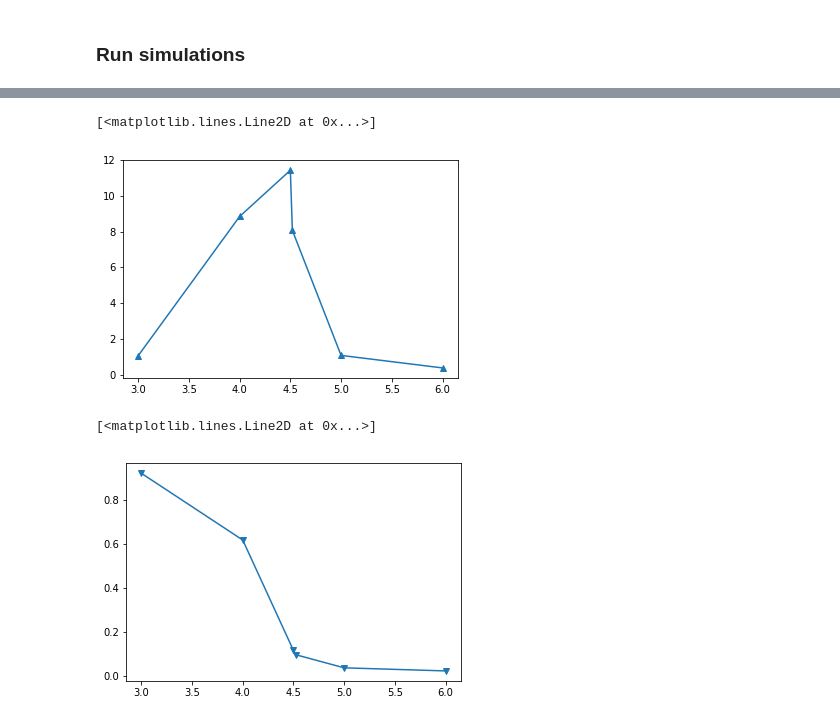
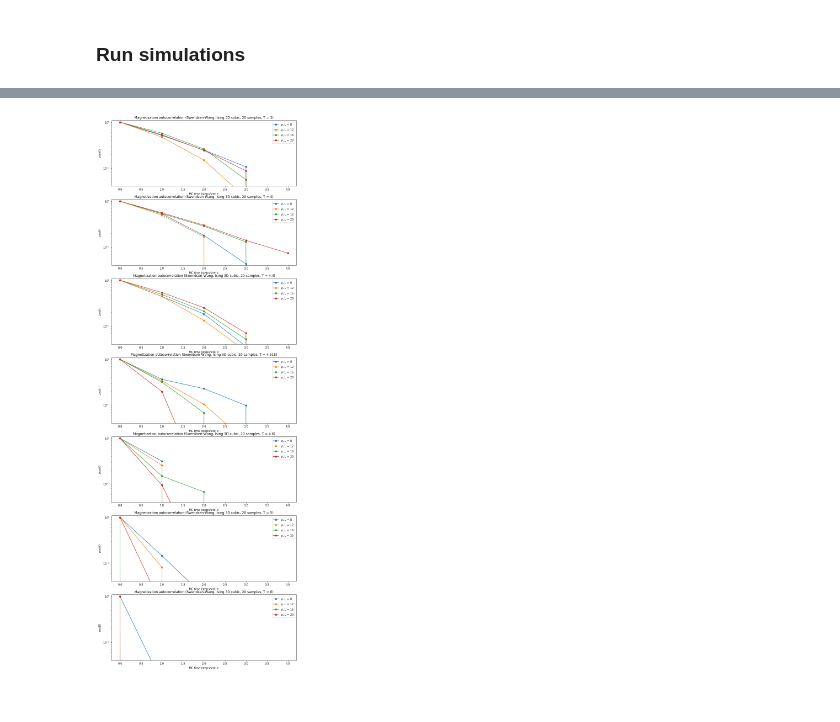
Before and after one commit to BeatHubmann/19F-CSP, a Jupyter notebook: ex04/exercise4.ipynb, the cells around one changed output, grey strips where cells are left out. Cells and saved outputs as stored; diff of their text form; code cells hidden in the pictures.

```diff
--- a/ex04/exercise4.ipynb
+++ b/ex04/exercise4.ipynb
@@ -10,0 +20,10 @@ import matplotlib.cm as cm
+# %%
+# numpy native method
+def auto_corr_func(x):
+    x = np.atleast_1d(x) # to make sure we have 1d array
+    N = x.size # will get zero-padding
+    x = x - np.mean(x) # center
+    acf = np.correlate(x, x, mode='full') # native acf
+    acf = acf[acf.size // 2:] # cut to original size
+    acf /= acf[0] # normalize
+    return acf
@@ -162,16 +195,16 @@ J = 1.0
 L_range = [8, 12, 16, 20]
 
 # temperatures
-T_range = [3, 4, 4.5, 4.52, 5, 6]
+T_range = [3, 4, 4.4, 4.515, 4.6, 5, 6]
 
 # thermalization steps
-thermalize = 50
+thermalize = 20
 
 # observation time steps
-time_steps = 50
+time_steps = 20
 
 # samples: number of fresh starts
-samples = 10
+samples = 20
 # %% [markdown]
 ### Run simulations
 # %%
@@ -237,10 +309,19 @@ L = 20, T = 6.000 : 144.197s simulation time for 10 samples over 1000 total step
-# %%
-plt.plot(T_range, chi_array, '^-')
-# %% [output]
-[<matplotlib.lines.Line2D at 0x...>]
-[figure, removed]
-# %%
-plt.plot(T_range, m_array, 'v-')
-# %% [output]
-[<matplotlib.lines.Line2D at 0x...>]
-[figure, removed]
+# %%
+plt.close('all')
+f, axarr = plt.subplots(len(T_range), 1, figsize=(12, 36))
+for i, T in enumerate(T_range):
+    axarr[i].set_title('Magnetization autocorrelation (Swendsen-Wang, Ising 3D cubic, {} samples, T = {})'.format(samples, T))
+
+    axarr[i].set_xlabel('MC time (steps/site) $t$')
+    axarr[i].set_ylabel('$\\rho_{MM} (t)$')
+    axarr[i].set_ylim(0.04, 1.1)
+
+    for j, L in enumerate(L_range):
+        axarr[i].semilogy(result_mag_auto_corr[j, i,:5],'o-', label='$\\rho$, L = {}'.format(L))
+#         axarr[i].semilogy(result_run_auto_corr[j, i,:10],'^-', label='$\\rho_r L = {}$'.format(L))
+    axarr[i].legend()
+
+
+plt.savefig('autocorr_Swendsen_Wang.pdf', dpi=300)
+# %% [output]
+[figure, added]
```
Also changed, not shown: parts of 19 cells of this notebook, 9 other files.
